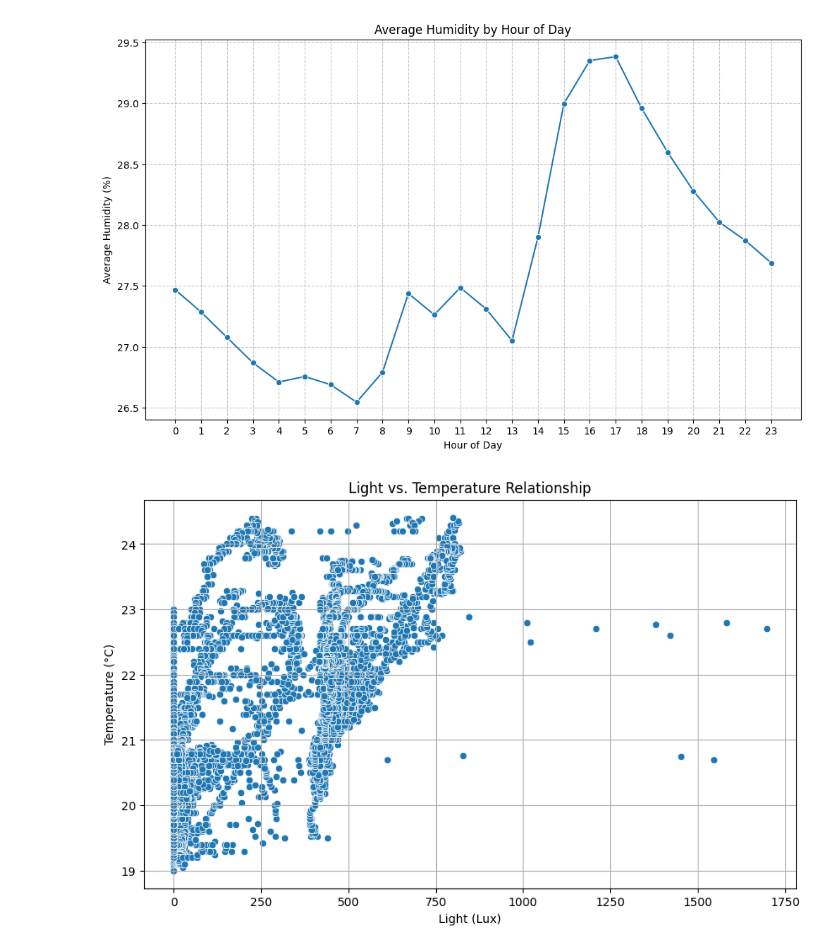
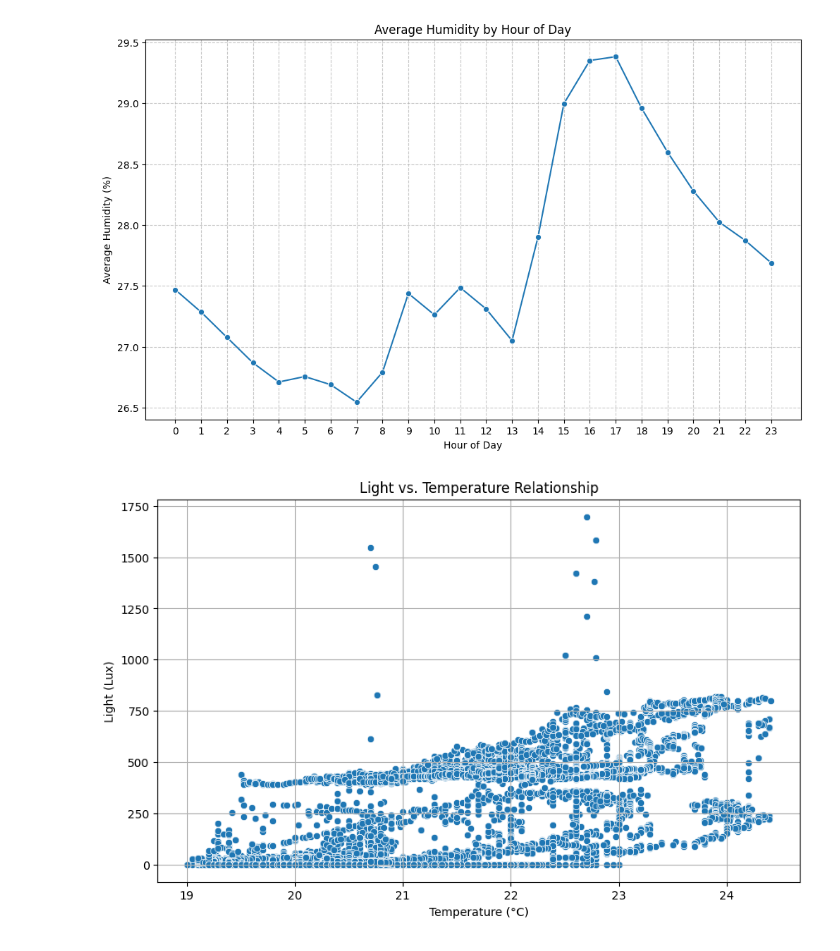
Before and after one commit to NoamShaphir/-MicroClimate, a Jupyter notebook: analysis (1).ipynb, the cells around one changed output. Cells and saved outputs as stored; diff of their text form; code cells hidden in the pictures.

```diff
--- a/analysis (1).ipynb
+++ b/analysis (1).ipynb
@@ -817,11 +828,11 @@ plt.show()
 # %%
 
 plt.figure(figsize=(10, 6))
-sns.scatterplot(data=df, x='Light', y='Temperature')
+sns.scatterplot(data=df, x='Temperature', y='Light')
 plt.title('Light vs. Temperature Relationship')
-plt.xlabel('Light (Lux)')
-plt.ylabel('Temperature (°C)')
+plt.xlabel('Temperature (°C)')
+plt.ylabel('Light (Lux)')
 plt.grid(True)
 plt.show()
 # %% [output]
-[figure, old version]
+[figure, new version]
```
Also changed, not shown: parts of 11 cells of this notebook.
